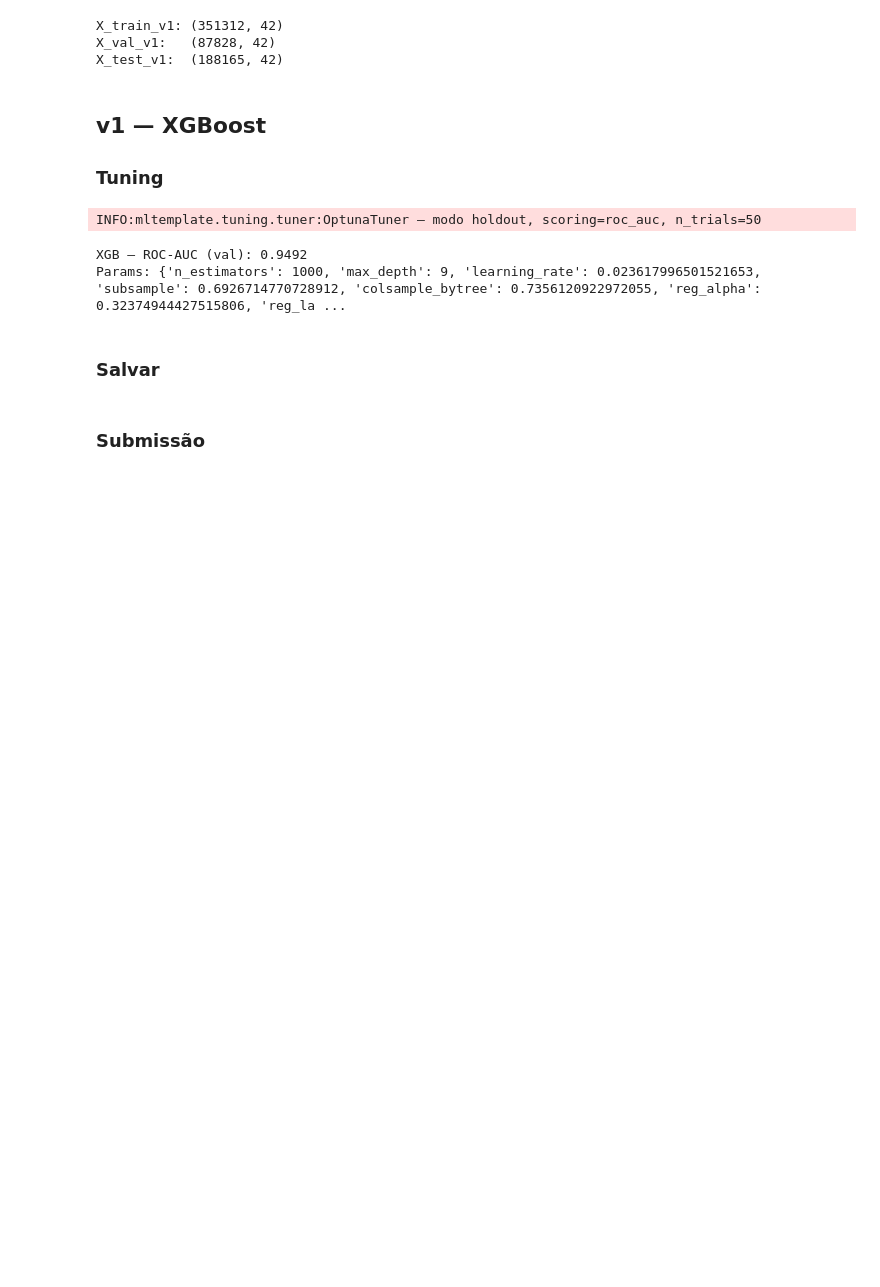
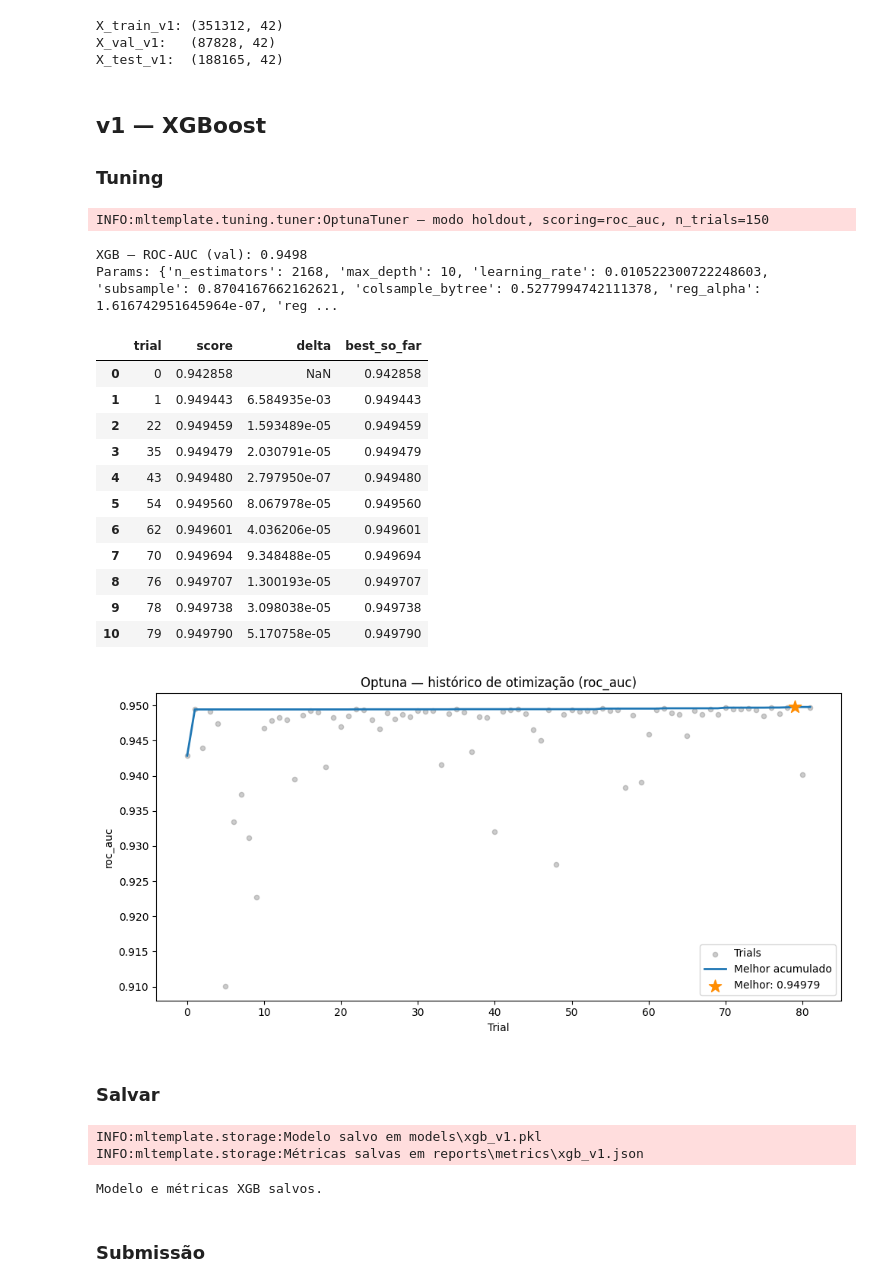
Before and after one commit to lucianoav/kaggle-s6e5, a Jupyter notebook: 03_tuning.ipynb, the cells around one changed output. Saved outputs shown, nothing was run; the diff lists cells and outputs as text; code cells hidden in the pictures; blank space fills up the shorter version.

```diff
--- a/03_tuning.ipynb
+++ b/03_tuning.ipynb
@@ -50,7 +50,7 @@ X_test_v1:  (188165, 42)
 # %%
 def xgb_param_space_v1(trial: optuna.Trial) -> dict:
     return {
-        "n_estimators":     trial.suggest_int("n_estimators", 100, 1000),
+        "n_estimators":     trial.suggest_int("n_estimators", 100, 3000),
         "max_depth":        trial.suggest_int("max_depth", 3, 10),
         "learning_rate":    trial.suggest_float("learning_rate", 1e-3, 0.3, log=True),
         "subsample":        trial.suggest_float("subsample", 0.5, 1.0),
@@ -63,24 +63,49 @@ def xgb_param_space_v1(trial: optuna.Trial) -> dict:
 result_xgb_v1 = OptunaTuner(config).tune(
     XGBoostAdapter(XGBClassifier),
     X_train_v1, y_train_v1,
-    param_space_func=xgb_param_space_v1,
+    param_space_func = xgb_param_space_v1,
     scoring="roc_auc",
-    X_val=X_val_v1, y_val=y_val_v1,
-    n_trials=50,
+    X_val = X_val_v1,
+    y_val = y_val_v1,
+    n_trials = 150,
+    timeout = 7200
 )
 
 print(f"XGB — ROC-AUC (val): {result_xgb_v1.score:.4f}")
 print(f"Params: {result_xgb_v1.params}")
 # %% [output]
-INFO:mltemplate.tuning.tuner:OptunaTuner — modo holdout, scoring=roc_auc, n_trials=50
+INFO:mltemplate.tuning.tuner:OptunaTuner — modo holdout, scoring=roc_auc, n_trials=150
-XGB — ROC-AUC (val): 0.9492
-Params: {'n_estimators': 1000, 'max_depth': 9, 'learning_rate': 0.023617996501521653, 'subsample': 0.6926714770728912, 'colsample_bytree': 0.7356120922972055, 'reg_alpha': 0.32374944427515806, 'reg_la ...
+XGB — ROC-AUC (val): 0.9498
+Params: {'n_estimators': 2168, 'max_depth': 10, 'learning_rate': 0.010522300722248603, 'subsample': 0.8704167662162621, 'colsample_bytree': 0.5277994742111378, 'reg_alpha': 1.616742951645964e-07, 'reg ...
+# %%
+display(result_xgb_v1.improvement_table())
+
+fig = result_xgb_v1.plot_optimization_history()
+fig.show()
+# %% [output]
+|  | trial | score | delta | best_so_far |
+| 0 | 0 | 0.942858 | NaN | 0.942858 |
+| 1 | 1 | 0.949443 | 6.584935e-03 | 0.949443 |
+| 2 | 22 | 0.949459 | 1.593489e-05 | 0.949459 |
+| 3 | 35 | 0.949479 | 2.030791e-05 | 0.949479 |
+| 4 | 43 | 0.949480 | 2.797950e-07 | 0.949480 |
+| 5 | 54 | 0.949560 | 8.067978e-05 | 0.949560 |
+| 6 | 62 | 0.949601 | 4.036206e-05 | 0.949601 |
+| 7 | 70 | 0.949694 | 9.348488e-05 | 0.949694 |
+| 8 | 76 | 0.949707 | 1.300193e-05 | 0.949707 |
+| 9 | 78 | 0.949738 | 3.098038e-05 | 0.949738 |
+| 10 | 79 | 0.949790 | 5.170758e-05 | 0.949790 |
+[figure, added]
 # %% [markdown]
 ### Salvar
 # %%
 storage.save_model(result_xgb_v1.model, "xgb_v1")
 storage.save_metrics({"roc_auc": result_xgb_v1.score, "params": result_xgb_v1.params}, "xgb_v1")
 print("Modelo e métricas XGB salvos.")
+# %% [output]
+INFO:mltemplate.storage:Modelo salvo em models\xgb_v1.pkl
+INFO:mltemplate.storage:Métricas salvas em reports\metrics\xgb_v1.json
+Modelo e métricas XGB salvos.
 # %% [markdown]
 ### Submissão
 # %%
```
Also changed, not shown: parts of 8 cells of this notebook.
